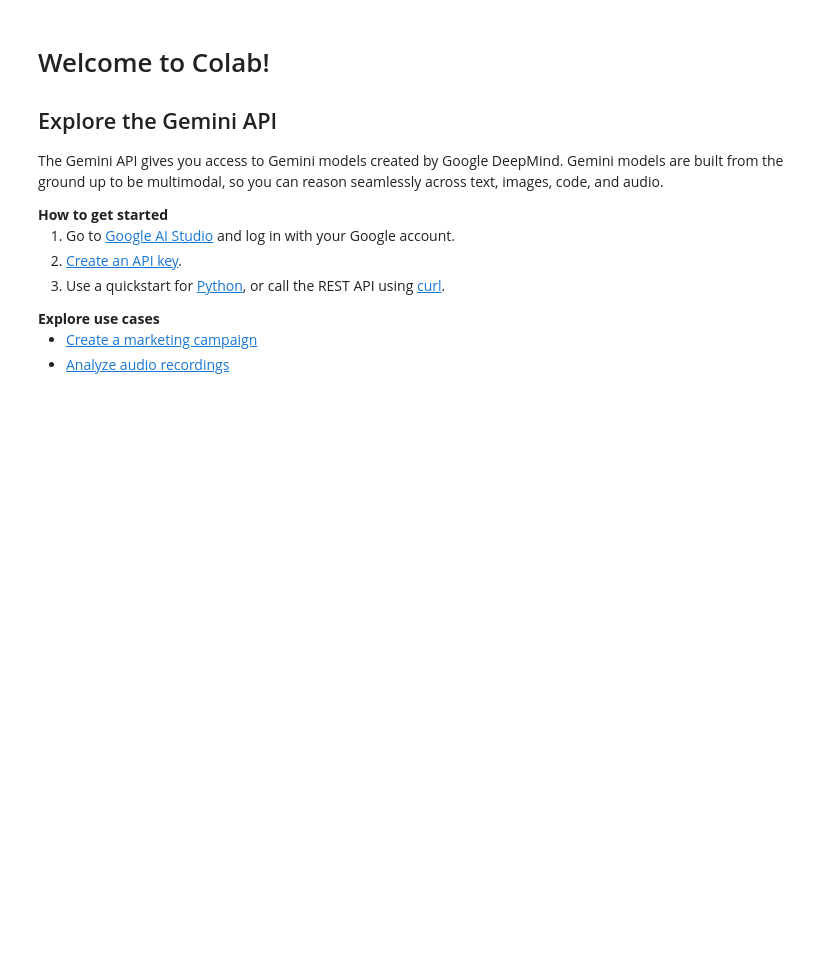
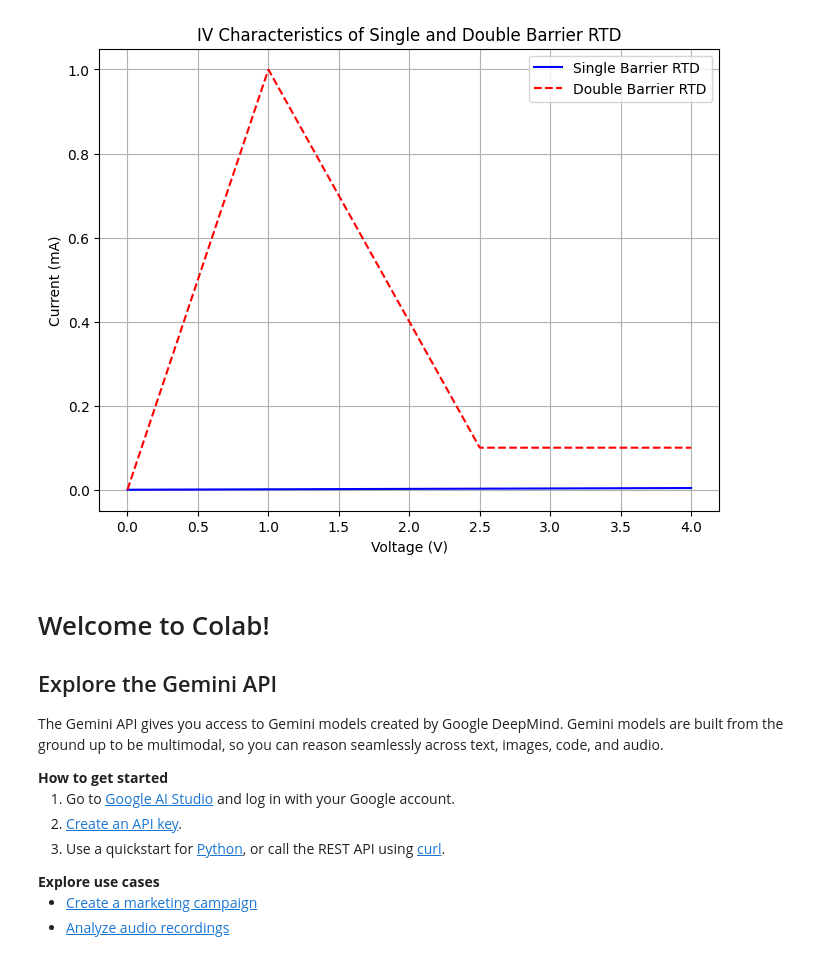
Before and after one commit to Sainadh143/Computer-network-, a Jupyter notebook: Welcome_To_Colab.ipynb, the cells around one changed output. Saved outputs shown, nothing was run; the diff lists cells and outputs as text; code cells hidden in the pictures; blank space fills up the shorter version.

```diff
--- a/Welcome_To_Colab.ipynb
+++ b/Welcome_To_Colab.ipynb
@@ -1,5 +1,56 @@
 # %% [markdown]
 <a href="https://colab.research.google.com/github/Sainadh143/Computer-network-/blob/main/Welcome_To_Colab.ipynb" target="_parent"><img src="https://colab.research.google.com/assets/colab-badge.svg" alt="Open In Colab"/></a>
+# %%
+import numpy as np
+import matplotlib.pyplot as plt
+
+
+voltage = np.linspace(0, 4, 1000)
+
+
+def single_barrier_current(voltage):
+    return 1e-3 * voltage
+
+
+def double_barrier_current(voltage):
+    I_peak = 1.0
+    V_peak = 1.0
+    V_valley = 2.5
+    I_valley = 0.1
+
+    current = np.zeros_like(voltage)
+    for i, V in enumerate(voltage):
+        if V <= V_peak:
+
+            current[i] = I_peak * (V / V_peak)
+        elif V <= V_valley:
+
+            current[i] = I_peak - (I_peak - I_valley) * ((V - V_peak) / (V_valley - V_peak))
+        else:
+
+            current[i] = I_valley
+    return current
+
+
+current_single_barrier = single_barrier_current(voltage)
+current_double_barrier = double_barrier_current(voltage)
+
+
+plt.figure(figsize=(8, 6))
+plt.plot(voltage, current_single_barrier, label='Single Barrier RTD', color='blue')
+plt.plot(voltage, current_double_barrier, label='Double Barrier RTD', color='red', linestyle='--')
+
+
+plt.title('IV Characteristics of Single and Double Barrier RTD')
+plt.xlabel('Voltage (V)')
+plt.ylabel('Current (mA)')
+plt.grid(True)
+plt.legend()
+
+
+plt.show()
+# %% [output]
+[figure, added]
 # %% [markdown]
 <div class="markdown-google-sans">
   <h1>Welcome to Colab!</h1>
```
Also changed, not shown: parts of 2 cells of this notebook.
